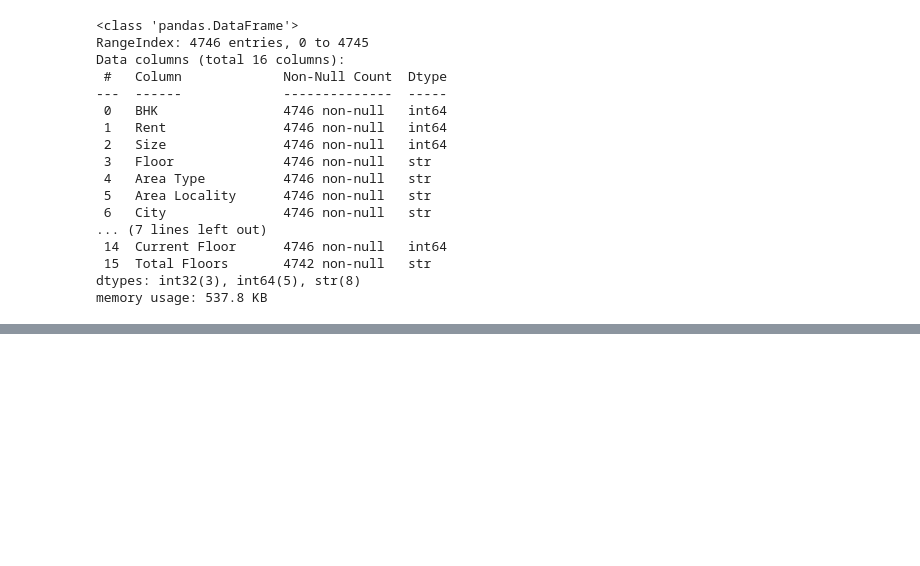
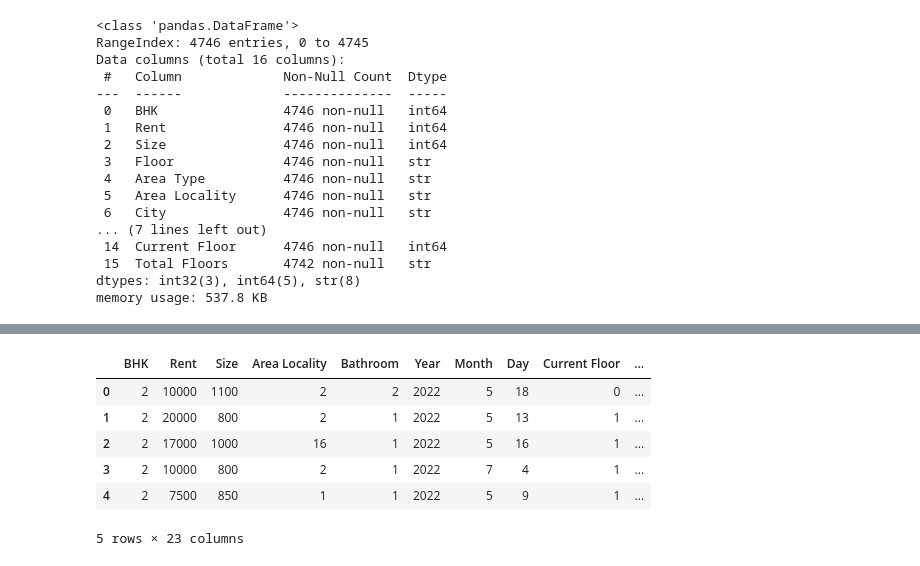
Before and after one commit to MOSTAFASEIKH/HRP, a Jupyter notebook: notebooks/HRP.ipynb, the cells around one changed output, grey strips where cells are left out. Cells and saved outputs as stored; diff of their text form; code cells hidden in the pictures; blank space fills up the shorter version.

```diff
--- a/notebooks/HRP.ipynb
+++ b/notebooks/HRP.ipynb
@@ -385,0 +637,10 @@ memory usage: 537.8 KB
+# %%
+df.head()
+# %% [output]
+|  | BHK | Rent | Size | Area Locality | Bathroom | Year | Month | Day | Current Floor | ... |
+| 0 | 2 | 10000 | 1100 | 2 | 2 | 2022 | 5 | 18 | 0 | ... |
+| 1 | 2 | 20000 | 800 | 2 | 1 | 2022 | 5 | 13 | 1 | ... |
+| 2 | 2 | 17000 | 1000 | 16 | 1 | 2022 | 5 | 16 | 1 | ... |
+| 3 | 2 | 10000 | 800 | 2 | 1 | 2022 | 7 | 4 | 1 | ... |
+| 4 | 2 | 7500 | 850 | 1 | 1 | 2022 | 5 | 9 | 1 | ... |
+5 rows × 23 columns
```
Also changed, not shown: parts of 25 cells of this notebook.
